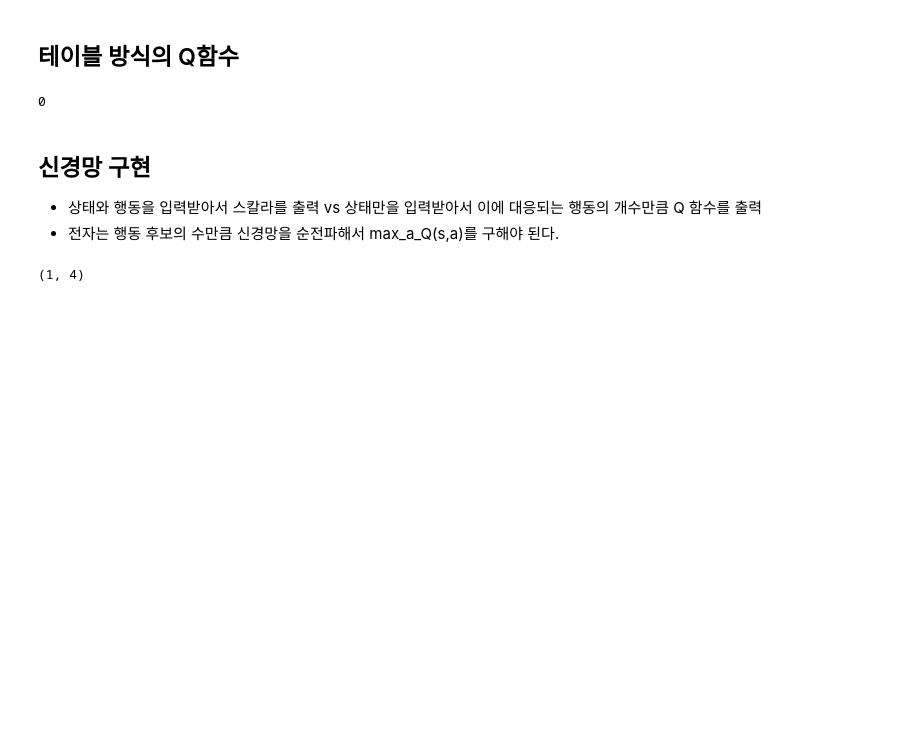
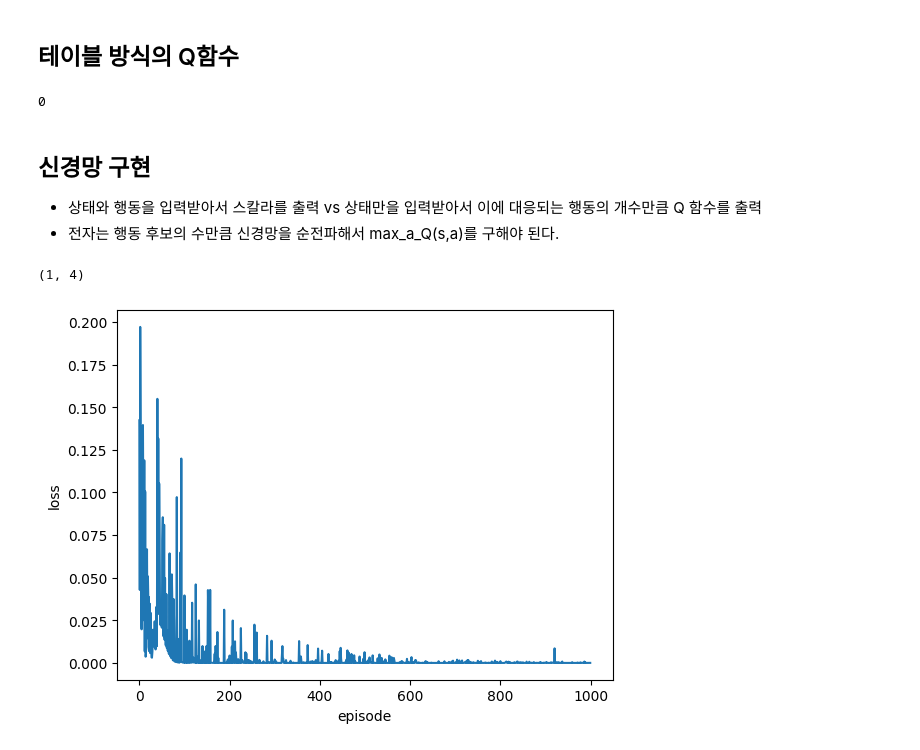
Before and after one commit to bu11ymaguire/studying, a Jupyter notebook: ReinforcementLearning/pratice_DeZero.ipynb, the cells around one changed output. Saved outputs shown, nothing was run; the diff lists cells and outputs as text; code cells hidden in the pictures; blank space fills up the shorter version.

```diff
--- a/ReinforcementLearning/pratice_DeZero.ipynb
+++ b/ReinforcementLearning/pratice_DeZero.ipynb
@@ -3,3 +235,11 @@
+# %%
+# Monkey-patching the render_v method to fix NameError
+import types
+def fixed_render_v(self, v=None, policy=None, print_value=True):
+    # This version directly calls Renderer instead of gridworld_render.Renderer
+    renderer = Renderer(self.reward_map, self.goal_state,
+                                      self.wall_state)
+    renderer.render_v(v, policy, print_value)
 # %%
 !pip install dezero
 # %% [output]
@@ -274,7 +514,7 @@ class QLearningAgent:
         self.epsilon = 0.1
         self.action_size = 4
 
-        self.qnet = Qnet()
+        self.qnet = QNet()
         self.optimizer = optimizers.SGD(self.lr)
         self.optimizer.setup(self.qnet)
 
@@ -312,0 +618,7 @@ class QLearningAgent:
+# %%
+plt.xlabel('episode')
+plt.ylabel('loss')
+plt.plot(range(len(loss_history)), loss_history)
+plt.show()
+# %% [output]
+[figure, added]
```
Also changed, not shown: parts of 4 cells of this notebook.
